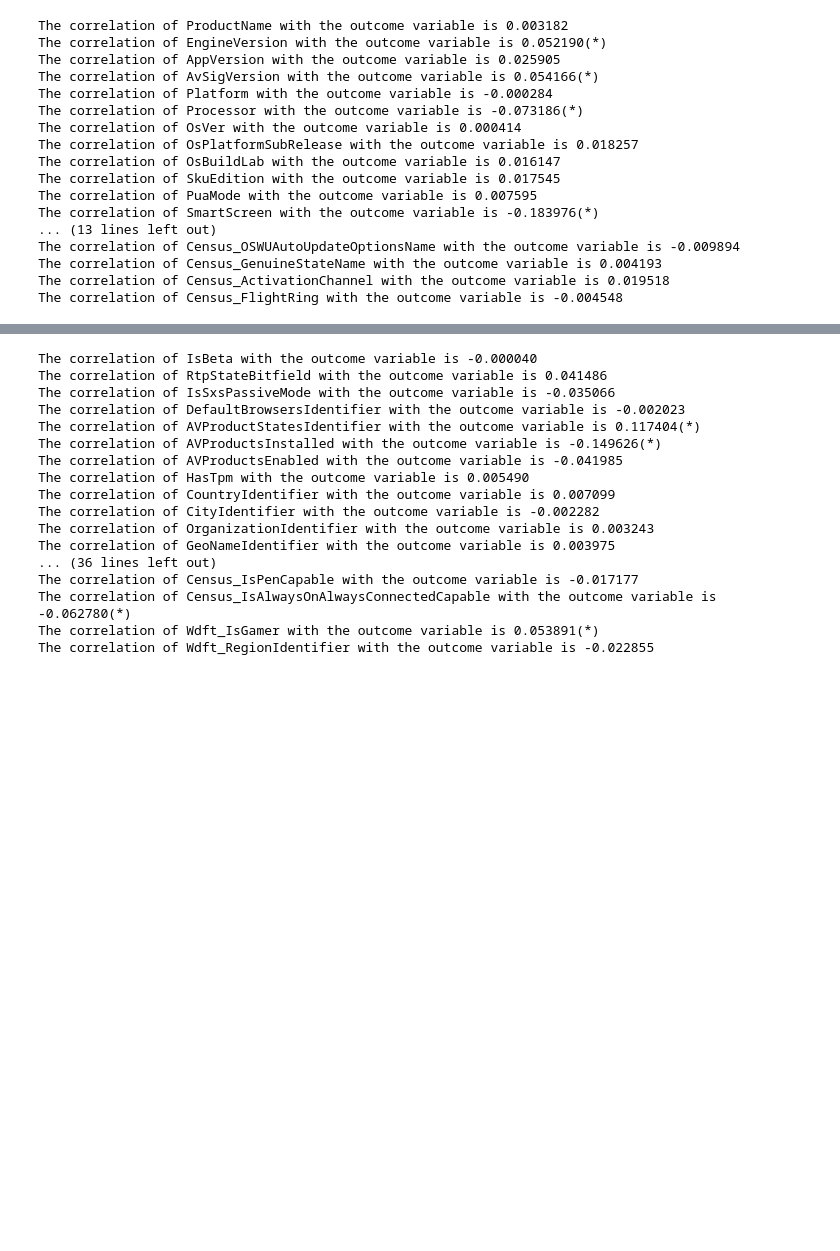
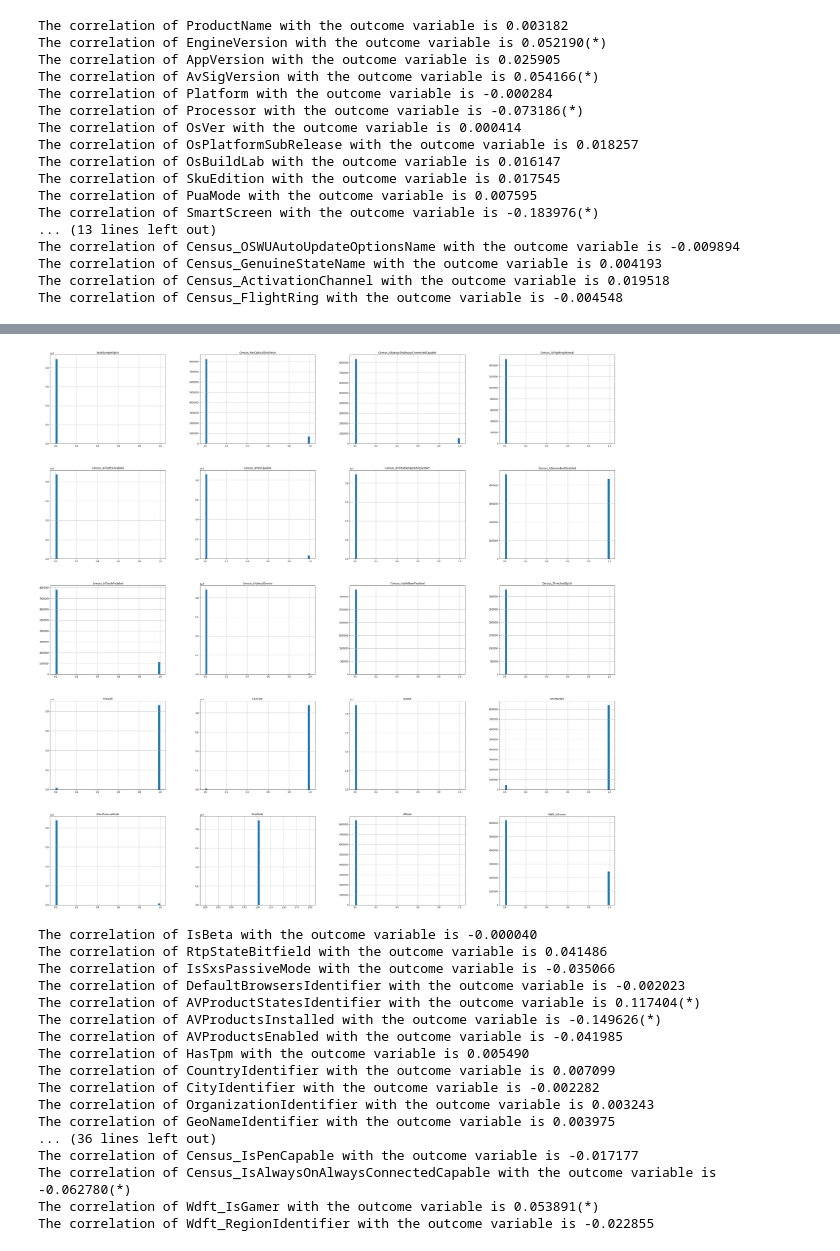
Before and after one commit to kevin-hartman/207-final-project, a Jupyter notebook: KH-notebook.ipynb, the cells around one changed output, grey strips where cells are left out. Cells and saved outputs as stored; diff of their text form; code cells hidden in the pictures; blank space fills up the shorter version.

```diff
--- a/KH-notebook.ipynb
+++ b/KH-notebook.ipynb
@@ -264,3 +276,8 @@ The correlation of Census_FlightRing with the outcome variable is -0.004548
+# %%
+train_data[binary_cols].hist(figsize=(48,48), bins=50)
+plt.show()
+# %% [output]
+[figure, added]
 # %%
 for i, col in enumerate(numeric_cols):
     corr = train_labels.corr(train_data[col])
```
Also changed, not shown: parts of 3 cells of this notebook.
